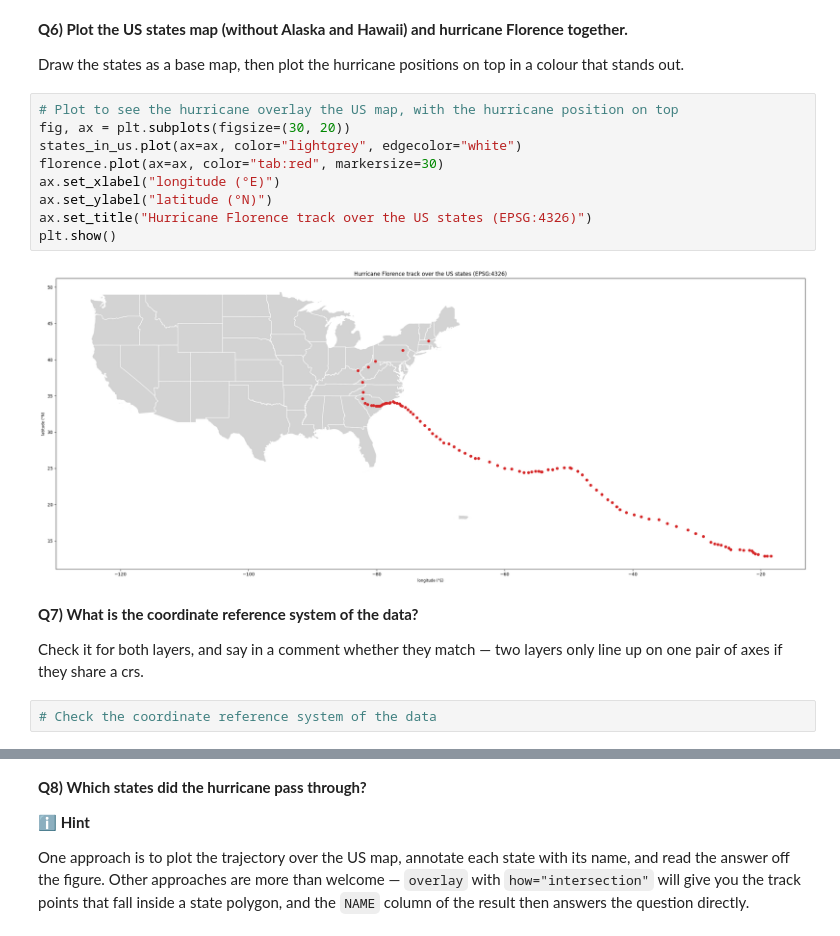
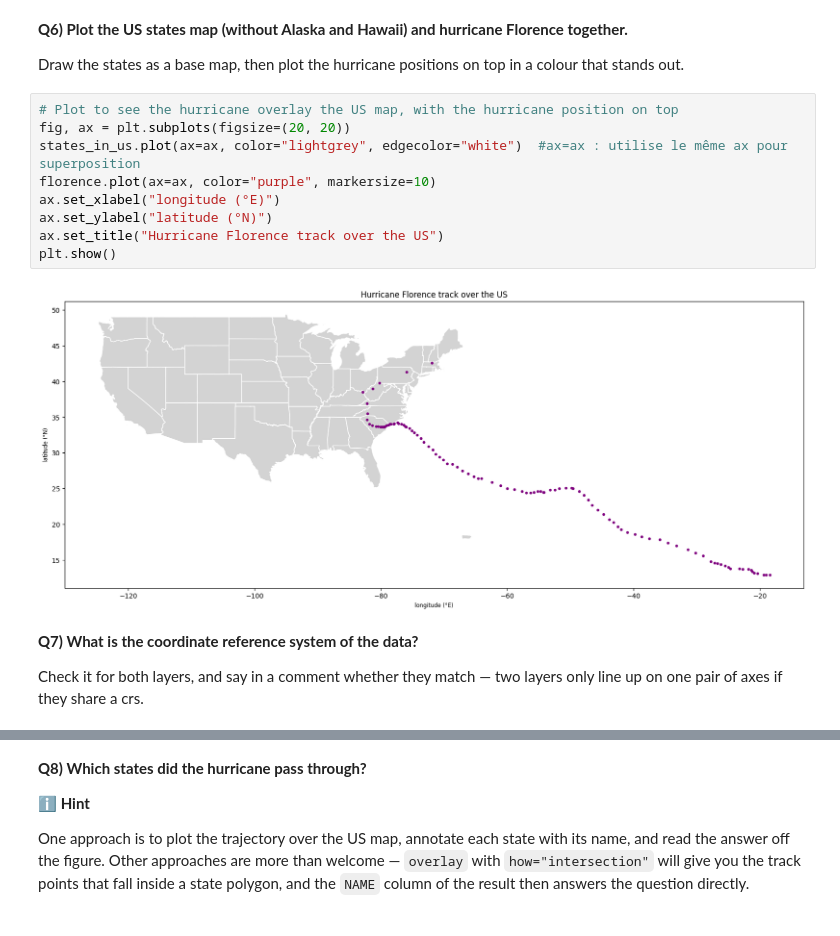
Before and after one commit to oliviaberset/2026_Intro_Python, a Jupyter notebook: live/part-I/1.6-geospatial-vector-data-environmental-exercises.ipynb, the cells around one changed output, grey strips where cells are left out. Cells and saved outputs as stored; diff of their text form.

```diff
--- a/live/part-I/1.6-geospatial-vector-data-environmental-exercises.ipynb
+++ b/live/part-I/1.6-geospatial-vector-data-environmental-exercises.ipynb
@@ -191,19 +191,17 @@ Draw the states as a base map, then plot the hurricane positions on top in a col
 out.
 # %%
 # Plot to see the hurricane overlay the US map, with the hurricane position on top
-fig, ax = plt.subplots(figsize=(30, 20))
-states_in_us.plot(ax=ax, color="lightgrey", edgecolor="white")
-florence.plot(ax=ax, color="tab:red", markersize=30)
+fig, ax = plt.subplots(figsize=(20, 20))
+states_in_us.plot(ax=ax, color="lightgrey", edgecolor="white")  #ax=ax : utilise le même ax pour superposition
+florence.plot(ax=ax, color="purple", markersize=10)
 ax.set_xlabel("longitude (°E)")
 ax.set_ylabel("latitude (°N)")
-ax.set_title("Hurricane Florence track over the US states (EPSG:4326)")
+ax.set_title("Hurricane Florence track over the US")
 plt.show()
 # %% [output]
-[figure, old version]
+[figure, new version]
 # %% [markdown]
 **Q7) What is the coordinate reference system of the data?**
 
 Check it for both layers, and say in a comment whether they match — two layers only line up on
 one pair of axes if they share a crs.
-# %%
-# Check the coordinate reference system of the data
```
Also changed, not shown: parts of 3 cells of this notebook.
